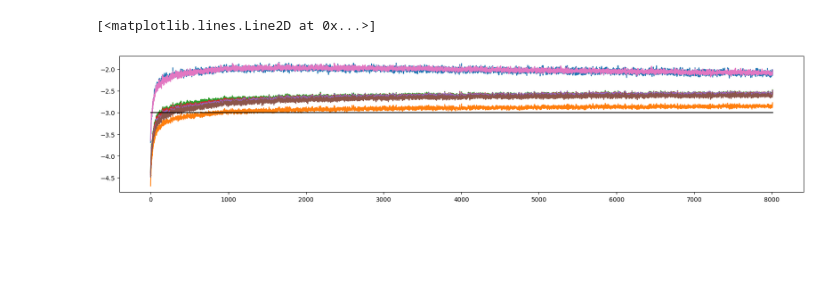
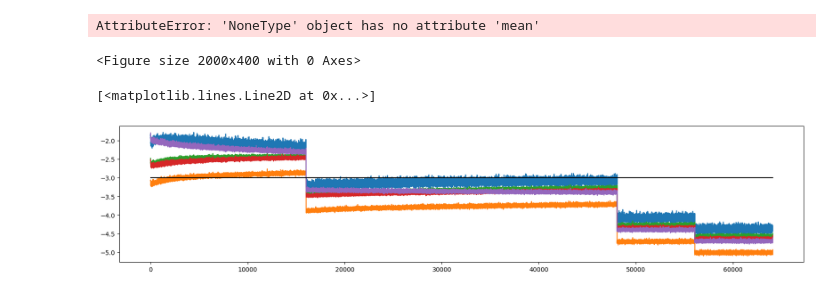
Before and after one commit to yvan-vivid/learning-ai, a Jupyter notebook: karpathy-series/notebooks/makemore/wavenet_model.ipynb, the cells around one changed output. Saved outputs shown, nothing was run; the diff lists cells and outputs as text; code cells hidden in the pictures; blank space fills up the shorter version.

Commit message:
Wavenet complete, some adjustments needed

```diff
--- a/karpathy-series/notebooks/makemore/wavenet_model.ipynb
+++ b/karpathy-series/notebooks/makemore/wavenet_model.ipynb
@@ -45,23 +39,0 @@ assert (a == b).all().item()
-# %%
-from operator import mul
-from functools import reduce
-main_window = tensor(range(5*2*8*3*4)).view(5, 2, 8, 3, 4)
-#a = main_window.view(2, 4, 2, 3)
-#a.shape
-
-dim = 2
-factor = 2
-
-s = main_window.shape
-pre = s[:dim]
-f = s[dim]
-post = s[dim+1:]
-print(f"{pre} - {f} - {post}")
-
-fp = f // factor
-l = reduce(mul, post, 1)*factor
-
-print(fp, l)
-
-v = pre + (fp, l)
-print(v)
@@ -169,8 +40,9 @@ Sequence [Embedding [27, 10]]
 # %%
-g = rand_generator.manual_seed(seed)
-mpl_net = MPLNet.init(4, char_encoder.size, embedding_dims, context_size, hidden_dims, g)
-generator = NGramNetGenerator(char_set, string_encoder, char_encoder, mpl_net)
+# g = rand_generator.manual_seed(seed)
+wavenet = Wavenet.init(4, 2, char_encoder.size, embedding_dims, context_size, hidden_dims)
+model = Model(wavenet, CrossEntropyLoss())
+generator = NGramNetGenerator(char_set, string_encoder, char_encoder, wavenet, context_size)
 learning_record = LearningRecord()
-print(f"{mpl_net.layers.size()} parameters")
-print(f"{mpl_net.layers.describe()} parameters")
+print(f"{wavenet.size()} parameters")
+print(f"{wavenet.describe()} parameters")
 # %% [output]
@@ -179,4 +81,4 @@ Sequence [Embedding [27, 10], Flatten last 2 dims, Linear [80, 200] with bias, B
 # %%
-learner = Learner(mpl_net, 0.01)
+learner = Learner(model, 0.0005)
 learning_record += learner(learning_sequence, epochs=10, report_epochs=1)
 # %% [output]
@@ -226,4 +128,6 @@ plot(tensor(learning_record.loss[: len(learning_record.loss) // 100 * 100]).view
 # %%
-record = ComponentRecorder()
-loss = mpl_net.step(*next(learning_sequence()), record=record)
+wavenet_init = Wavenet.init(4, 2, char_encoder.size, embedding_dims, context_size, hidden_dims)
+model_init = Model(wavenet_init, CrossEntropyLoss())
+record = FreeRecorder()
+loss = model_init(*next(learning_sequence()), record=record)
 print(f"Step loss = {loss: .4f}")
@@ -251,14 +162,17 @@ for i, (component, out) in enumerate(record.items()):
         hy, hx = histogram(out.grad, density=True)
         plot(hx[:-1].detach(), hy.detach())
         legends.append(f"layer {i} ({name})")
+# %% [output]
+AttributeError: 'NoneType' object has no attribute 'mean'
+<Figure size 2000x400 with 0 Axes>
 # %%
 figure(figsize=(20, 4))
 legends = []
-for i, p in enumerate(mpl_net.parameters()):
+for i, p in enumerate(wavenet.parameters()):
     if p.ndim == 2:
         plot([learning_record.update_ratios[j][i] for j in range(len(learning_record.update_ratios))])
         legends.append(f"param {i}")
 plot([0, len(learning_record.update_ratios)], [-3, -3], "k")
 # %% [output]
 [<matplotlib.lines.Line2D at 0x...>]
-[figure, old version]
+[figure, new version]
```
Also changed, not shown: parts of 15 cells of this notebook, 13 other files.
